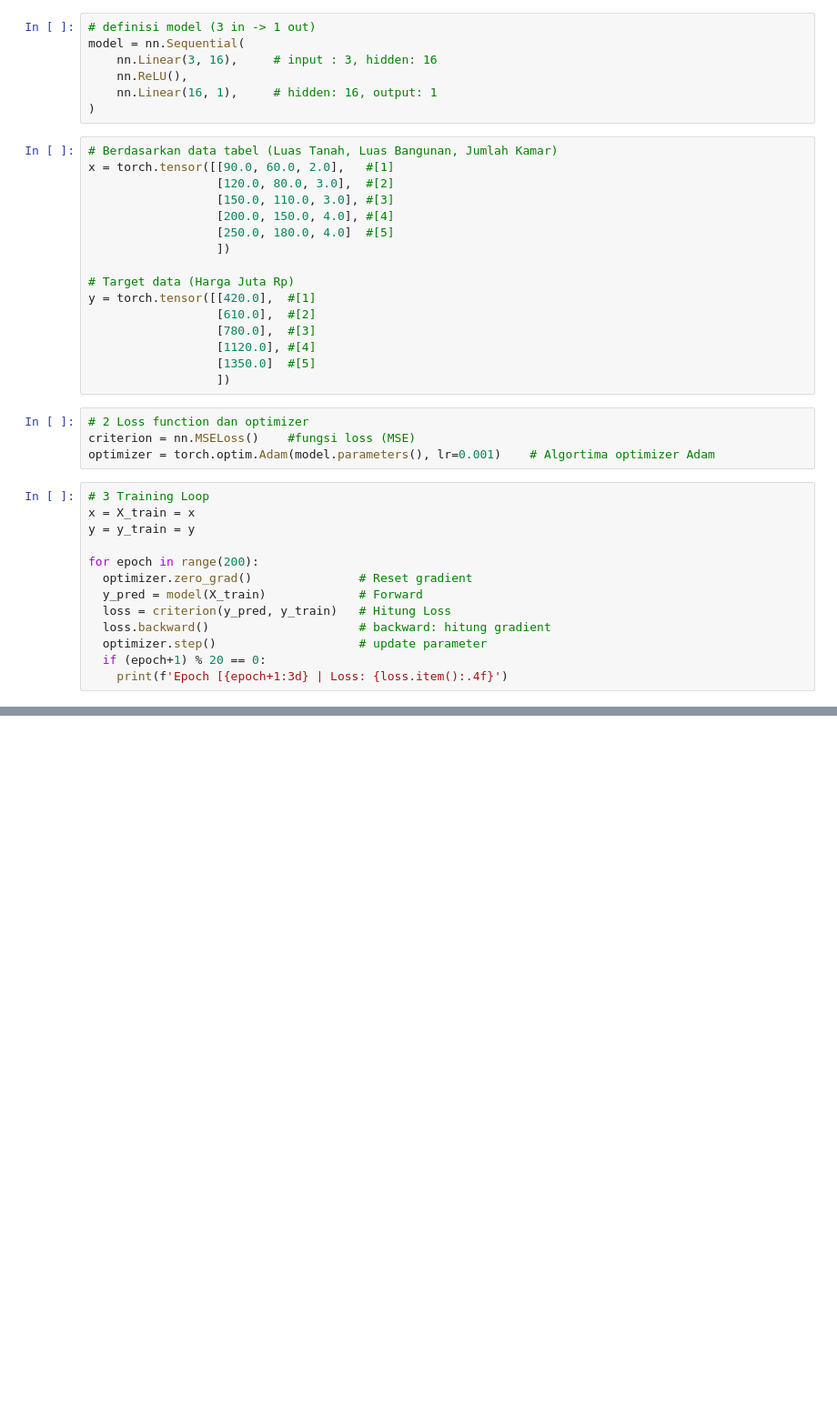
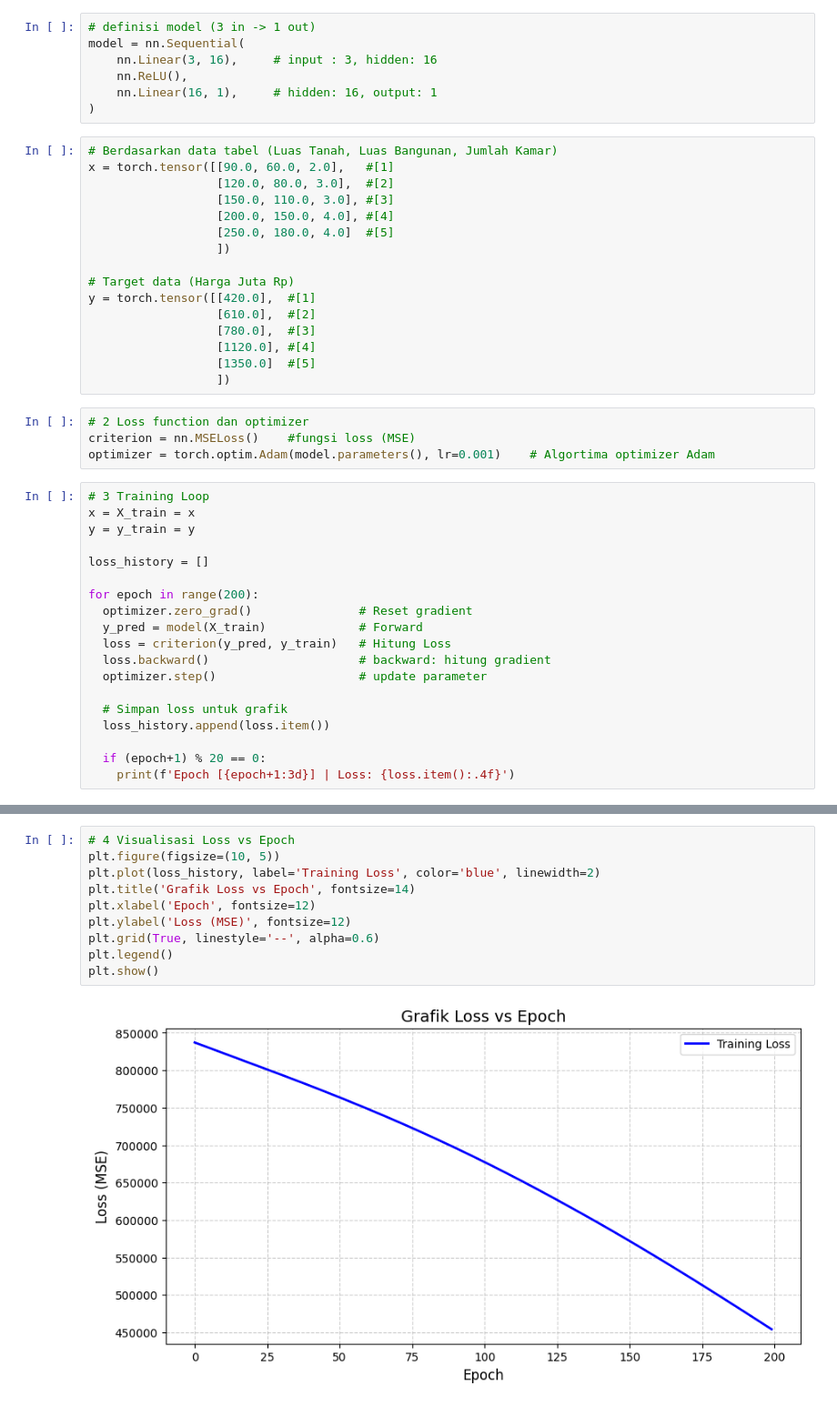
Before and after one commit to Faisaleka21/Deep_Learning, a Jupyter notebook: Optimizer_dan_NN_Training.ipynb, the cells around one changed output, grey strips where cells are left out. Shown at 91% size. Cells and saved outputs as stored; diff of their text form; blank space fills up the shorter version.

Commit message:
Tambahan untuk visualisasi

```diff
--- a/Optimizer_dan_NN_Training.ipynb
+++ b/Optimizer_dan_NN_Training.ipynb
@@ -35,6 +35,8 @@ optimizer = torch.optim.Adam(model.parameters(), lr=0.001)    # Algortima optimi
 # 3 Training Loop
 x = X_train = x
 y = y_train = y
+
+loss_history = []
 
 for epoch in range(200):
   optimizer.zero_grad()               # Reset gradient
@@ -42,6 +44,10 @@ for epoch in range(200):
   loss = criterion(y_pred, y_train)   # Hitung Loss
   loss.backward()                     # backward: hitung gradient
   optimizer.step()                    # update parameter
+
+  # Simpan loss untuk grafik
+  loss_history.append(loss.item())
+
   if (epoch+1) % 20 == 0:
-    print(f'Epoch [{epoch+1:3d} | Loss: {loss.item():.4f}')
+    print(f'Epoch [{epoch+1:3d}] | Loss: {loss.item():.4f}')
 # %% [output]
@@ -57,0 +64,12 @@ Epoch [200] | Loss: 438800.1562
+# %%
+# 4 Visualisasi Loss vs Epoch
+plt.figure(figsize=(10, 5))
+plt.plot(loss_history, label='Training Loss', color='blue', linewidth=2)
+plt.title('Grafik Loss vs Epoch', fontsize=14)
+plt.xlabel('Epoch', fontsize=12)
+plt.ylabel('Loss (MSE)', fontsize=12)
+plt.grid(True, linestyle='--', alpha=0.6)
+plt.legend()
+plt.show()
+# %% [output]
+[figure, added]
```
Also changed, not shown: parts of 1 cell of this notebook.
